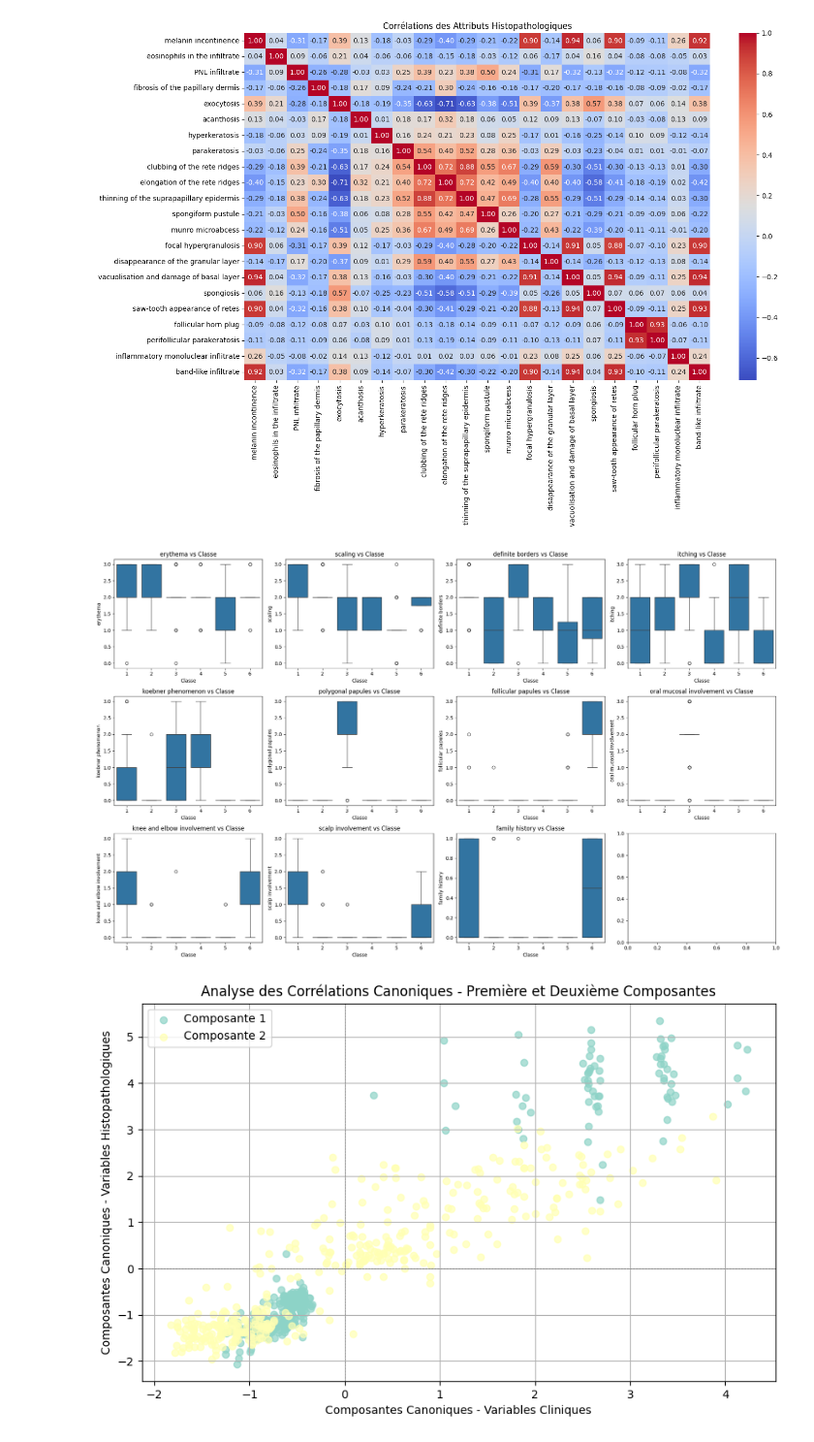
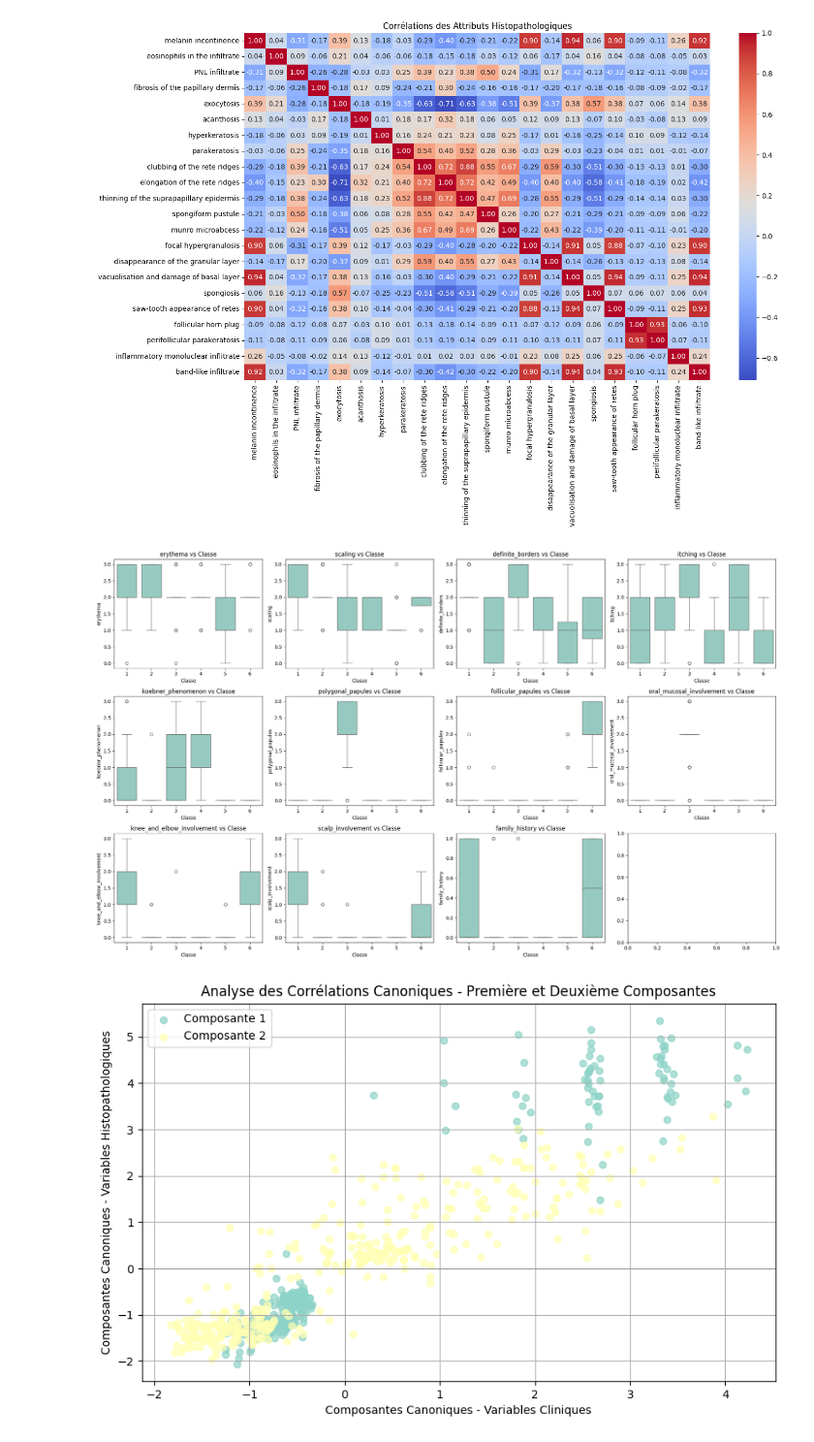
Before and after one commit to dorival42/ProjetM2SMSD, a Jupyter notebook: P1_probleme1.ipynb, the cells around one changed output. Shown at 97% size. Saved outputs shown, nothing was run; the diff lists cells and outputs as text; code cells hidden in the pictures.

```diff
--- a/P1_probleme1.ipynb
+++ b/P1_probleme1.ipynb
@@ -67,13 +67,25 @@ with open(names_file_path, 'r') as file:
 index_1 = column_names.index("erythema")
 index_2 = column_names.index("band-like infiltrate")
 
-# Extraire la portion de la liste entre "Rose" et "Adam" inclusivement
+
 column_names = column_names[index_1:index_2 + 1]
 column_names.remove('(take values 0, 1, 2, 3)')
 column_names.remove('Age (linear)')
 column_names.append('Age')
-column_names.append('class')
+column_names.append('Class')
 column_names[10] = 'family history'
+
+clinical_attributes = [
+    "erythema", "scaling", "definite_borders", "itching",
+    "koebner_phenomenon", "polygonal_papules", "follicular_papules",
+    "oral_mucosal_involvement", "knee_and_elbow_involvement",
+    "scalp_involvement", "family_history"
+]
+t = 0
+for col in clinical_attributes:
+    column_names.remove(column_names[t])
+    column_names.insert(t, col)
+    t=t+1
 # Vérification des noms détectés
 print(f"Noms des colonnes détectés ({len(column_names)}):\n", column_names)
 # %% [output]
@@ -163,6 +177,6 @@ Index(['erythema', 'scaling', 'definite borders', 'itching',
 # %%
 # Séparer les données en attributs cliniques, histopathologiques et cible
 clinical_features = data.iloc[:, 0:11]
-clinical_features['class'] = data.iloc[:,34:34]
+
 clinical_features.head()
 # %% [output]
@@ -274,19 +288,19 @@ plt.show()
 # %%
 # Boxplot pour étudier les relations entre les attributs cliniques et la classe
 fig, axes = plt.subplots(nrows=3, ncols=4, figsize=(20, 12))
 axes = axes.flatten()
 
 for i, col in enumerate(clinical_features.columns):
     sns.set_palette("Set3")
-    sns.boxplot(data=data, x='class', y=col, ax=axes[i])
+    sns.boxplot(data=data, x='Class', y=col, ax=axes[i])
     axes[i].set_title(f"{col} vs Classe")
     axes[i].set_xlabel("Classe")
     axes[i].set_ylabel(col)
 
 plt.tight_layout()
 plt.show()
 # %% [output]
-[figure, old version]
+[figure, new version]
 # %%
 from sklearn.cross_decomposition import CCA
 
```
Also changed, not shown: parts of 19 cells of this notebook, 5 other files.
